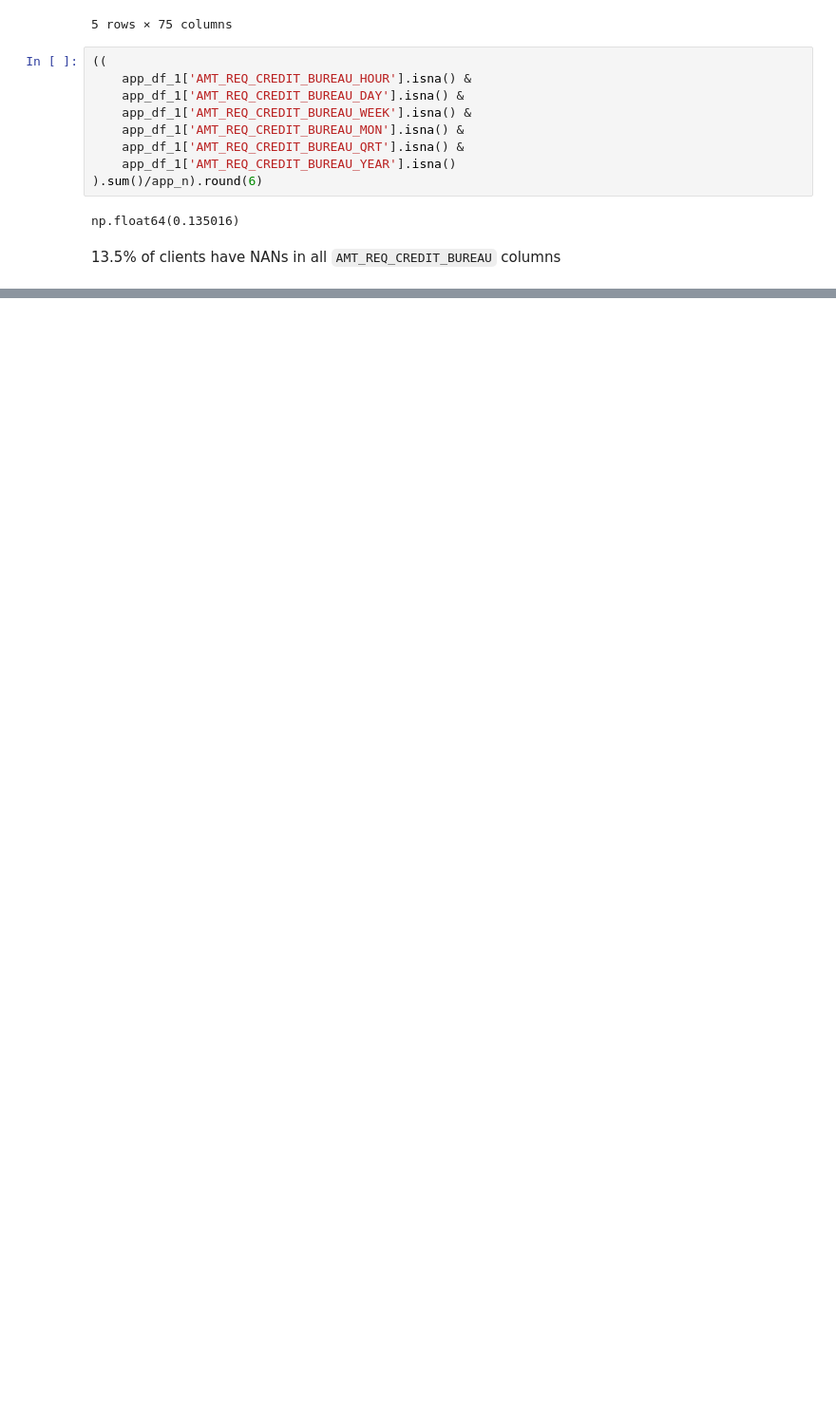
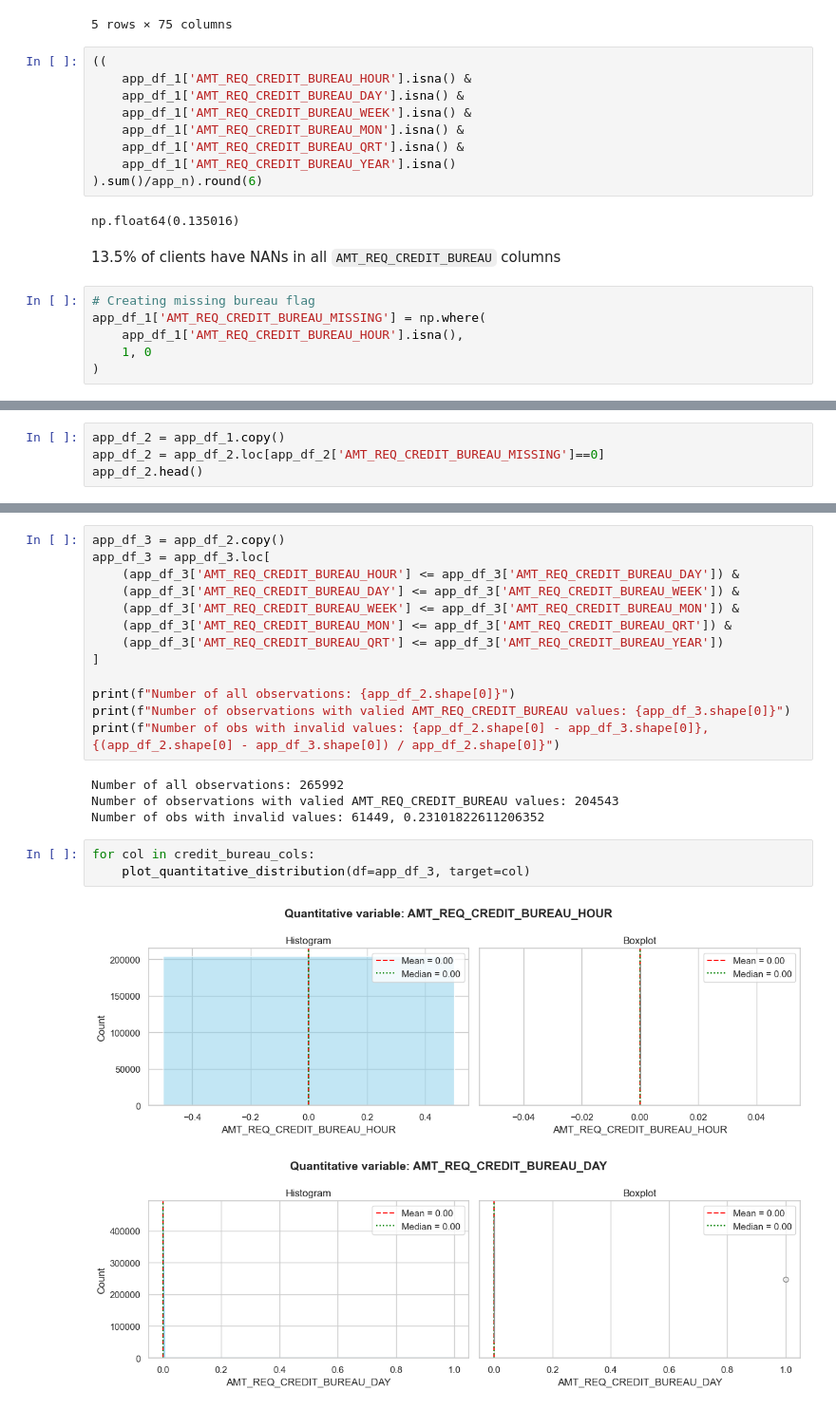
Before and after one commit to alek-ds/home-credit-default-risk-ak, a Jupyter notebook: notebooks/analysis_of_application_data.ipynb, the cells around one changed output, grey strips where cells are left out. Shown at 95% size. Cells and saved outputs as stored; diff of their text form; blank space fills up the shorter version.

Commit message:
Creating OWN_CAR_AGE_MISSING, OCCUPATION_TYPE_MISSING, and analysing AMT_REQ_CREDIT_BUREAU missing and invalid variables

```diff
--- a/notebooks/analysis_of_application_data.ipynb
+++ b/notebooks/analysis_of_application_data.ipynb
@@ -440,3 +457,9 @@ app_df_1[app_df_1['AMT_REQ_CREDIT_BUREAU_HOUR'].isna()].head()
 np.float64(0.135016)
 # %% [markdown]
 13.5% of clients have NANs in all `AMT_REQ_CREDIT_BUREAU` columns
+# %%
+# Creating missing bureau flag
+app_df_1['AMT_REQ_CREDIT_BUREAU_MISSING'] = np.where(
+    app_df_1['AMT_REQ_CREDIT_BUREAU_HOUR'].isna(),
+    1, 0
+)
@@ -442,0 +468,4 @@ np.float64(0.135016)
+# %%
+app_df_2 = app_df_1.copy()
+app_df_2 = app_df_2.loc[app_df_2['AMT_REQ_CREDIT_BUREAU_MISSING']==0]
+app_df_2.head()
@@ -442,0 +500,23 @@ np.float64(0.135016)
+# %%
+app_df_3 = app_df_2.copy()
+app_df_3 = app_df_3.loc[
+    (app_df_3['AMT_REQ_CREDIT_BUREAU_HOUR'] <= app_df_3['AMT_REQ_CREDIT_BUREAU_DAY']) &
+    (app_df_3['AMT_REQ_CREDIT_BUREAU_DAY'] <= app_df_3['AMT_REQ_CREDIT_BUREAU_WEEK']) &
+    (app_df_3['AMT_REQ_CREDIT_BUREAU_WEEK'] <= app_df_3['AMT_REQ_CREDIT_BUREAU_MON']) &
+    (app_df_3['AMT_REQ_CREDIT_BUREAU_MON'] <= app_df_3['AMT_REQ_CREDIT_BUREAU_QRT']) &
+    (app_df_3['AMT_REQ_CREDIT_BUREAU_QRT'] <= app_df_3['AMT_REQ_CREDIT_BUREAU_YEAR'])
+]
+
+print(f"Number of all observations: {app_df_2.shape[0]}")
+print(f"Number of observations with valied AMT_REQ_CREDIT_BUREAU values: {app_df_3.shape[0]}")
+print(f"Number of obs with invalid values: {app_df_2.shape[0] - app_df_3.shape[0]}, {(app_df_2.shape[0] - app_df_3.shape[0]) / app_df_2.shape[0]}")
+# %% [output]
+Number of all observations: 265992
+Number of observations with valied AMT_REQ_CREDIT_BUREAU values: 204543
+Number of obs with invalid values: 61449, 0.23101822611206352
+# %%
+for col in credit_bureau_cols:
+    plot_quantitative_distribution(df=app_df_3, target=col)
+# %% [output]
+[figure, added]
+[figure, added]
```
Also changed, not shown: parts of 9 cells of this notebook.
